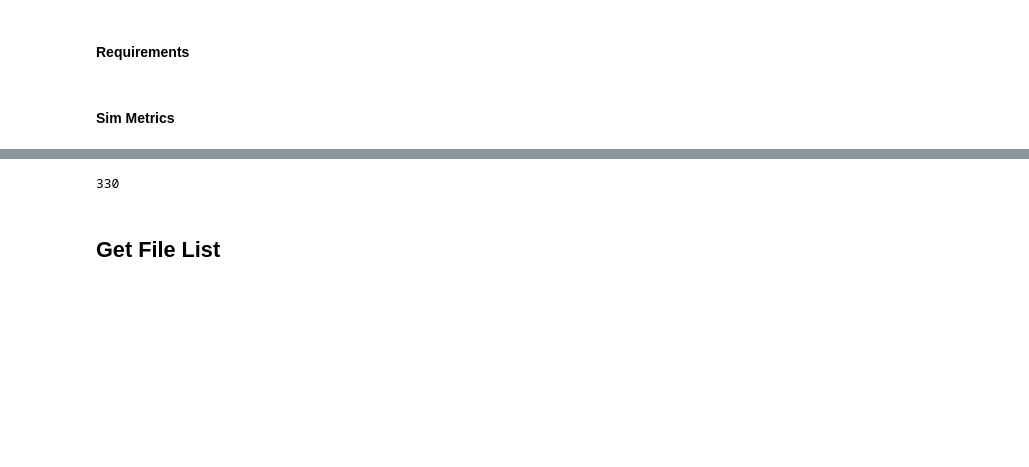
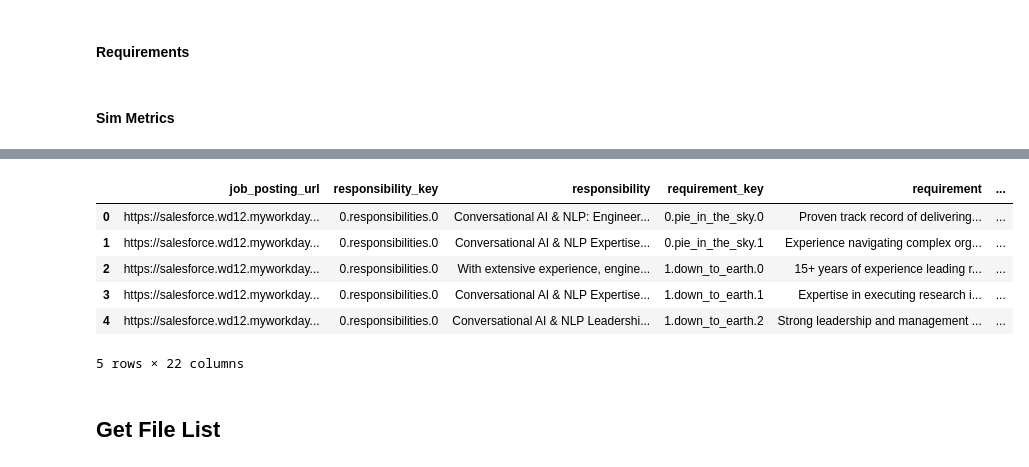
Before and after one commit to xfzhang823/job_bot, a Jupyter notebook: src/check_matching_viewer.ipynb, the cells around one changed output, grey strips where cells are left out. Drawn from its saved outputs; the diff is of its cells as text; code cells hidden in the pictures; blank space fills up the shorter version.

```diff
--- a/src/check_matching_viewer.ipynb
+++ b/src/check_matching_viewer.ipynb
@@ -2361,15 +2364,24 @@ get_file_names(sim_dir)
 # %%
 import pandas as pd
 
 
-csv_file = sim_dir / r"Glean_Head_of_Competitive_Intelligence_sim_metrics_iter1.csv"
+csv_file = (
+    sim_dir
+    / "Salesforce_Vice_President__Product_Research___Insights_sim_metrics_iter1.csv"
+)
 
 df = pd.read_csv(csv_file)
 
 set(df.requirement_key)
-len(df)
+display(df.head())
 # %% [output]
+|  | job_posting_url | responsibility_key | responsibility | requirement_key | requirement | ... |
+| 0 | https://salesforce.wd12.myworkday... | 0.responsibilities.0 | Conversational AI & NLP: Engineer... | 0.pie_in_the_sky.0 | Proven track record of delivering... | ... |
+| 1 | https://salesforce.wd12.myworkday... | 0.responsibilities.0 | Conversational AI & NLP Expertise... | 0.pie_in_the_sky.1 | Experience navigating complex org... | ... |
+| 2 | https://salesforce.wd12.myworkday... | 0.responsibilities.0 | With extensive experience, engine... | 1.down_to_earth.0 | 15+ years of experience leading r... | ... |
+| 3 | https://salesforce.wd12.myworkday... | 0.responsibilities.0 | Conversational AI & NLP Expertise... | 1.down_to_earth.1 | Expertise in executing research i... | ... |
+| 4 | https://salesforce.wd12.myworkday... | 0.responsibilities.0 | Conversational AI & NLP Leadershi... | 1.down_to_earth.2 | Strong leadership and management ... | ... |
-330
+5 rows × 22 columns
 # %% [markdown]
 ## Get File List
 # %%
```
Also changed, not shown: parts of 5 cells of this notebook, 11 other files.
